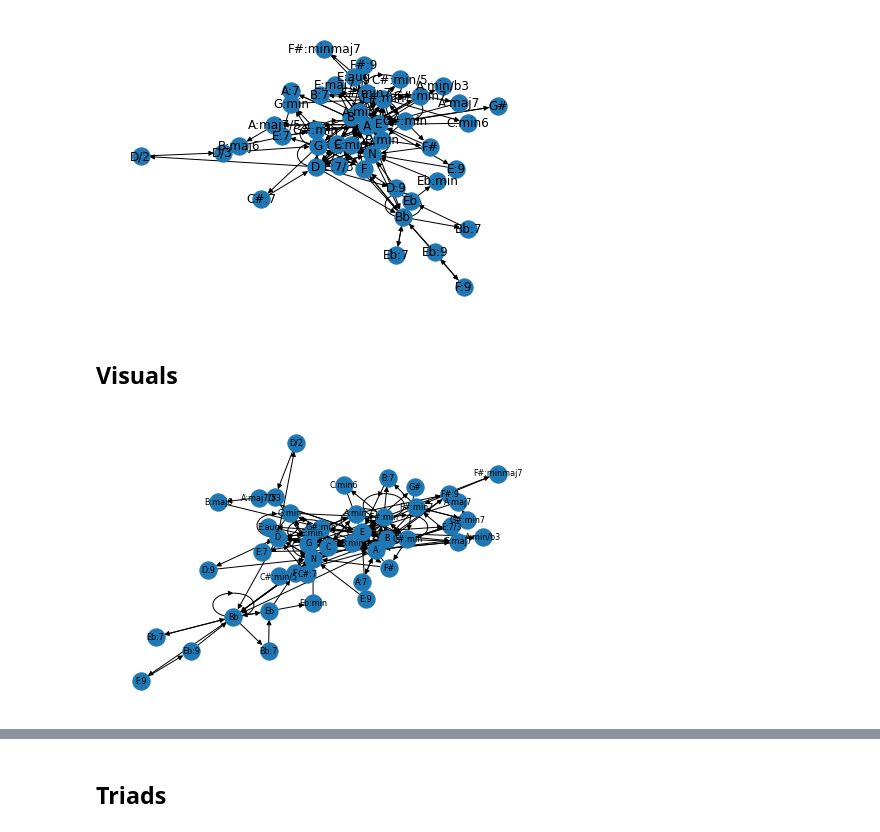
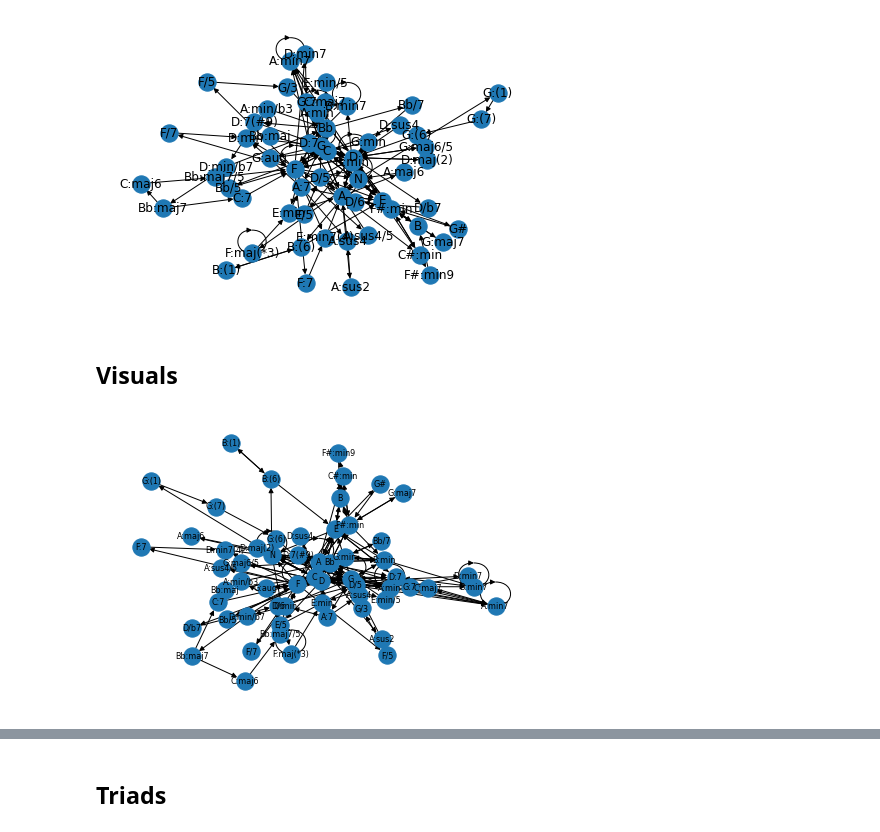
Before and after one commit to sankariraja25/Exploring-the-Beatles---Musical-Compositions-through-Network-Analysis, a Jupyter notebook: triad_generation/Triad_Album_5.ipynb, the cells around one changed output, grey strips where cells are left out. Saved outputs shown, nothing was run; the diff lists cells and outputs as text; code cells hidden in the pictures.

```diff
--- a/triad_generation/Triad_Album_5.ipynb
+++ b/triad_generation/Triad_Album_5.ipynb
@@ -3,17 +3,17 @@ import networkx as nx
 import pandas as pd
 import matplotlib.pyplot as plt
 # %%
-album01 = pd.read_csv('album_01_edges.csv')
-G = nx.from_pandas_edgelist(album01, source="Source", target="Target", create_using=nx.DiGraph())
+album05 = pd.read_csv('album_05_edges.csv')
+G = nx.from_pandas_edgelist(album05, source="Source", target="Target", create_using=nx.DiGraph())
 nx.draw(G, with_labels=True)
 # %% [output]
-[figure, old version]
+[figure, new version]
 # %% [markdown]
 ## Visuals
 # %%
 nx.draw(G,node_size=300,font_size=8,  with_labels=True)
 # %% [output]
-[figure, old version]
+[figure, new version]
 # %%
 plt.figure(3,figsize=(12,12))
 nx.draw(G, node_size=400,font_size=12,  with_labels=True)
```
Also changed, not shown: parts of 4 cells of this notebook, 2 other files.
